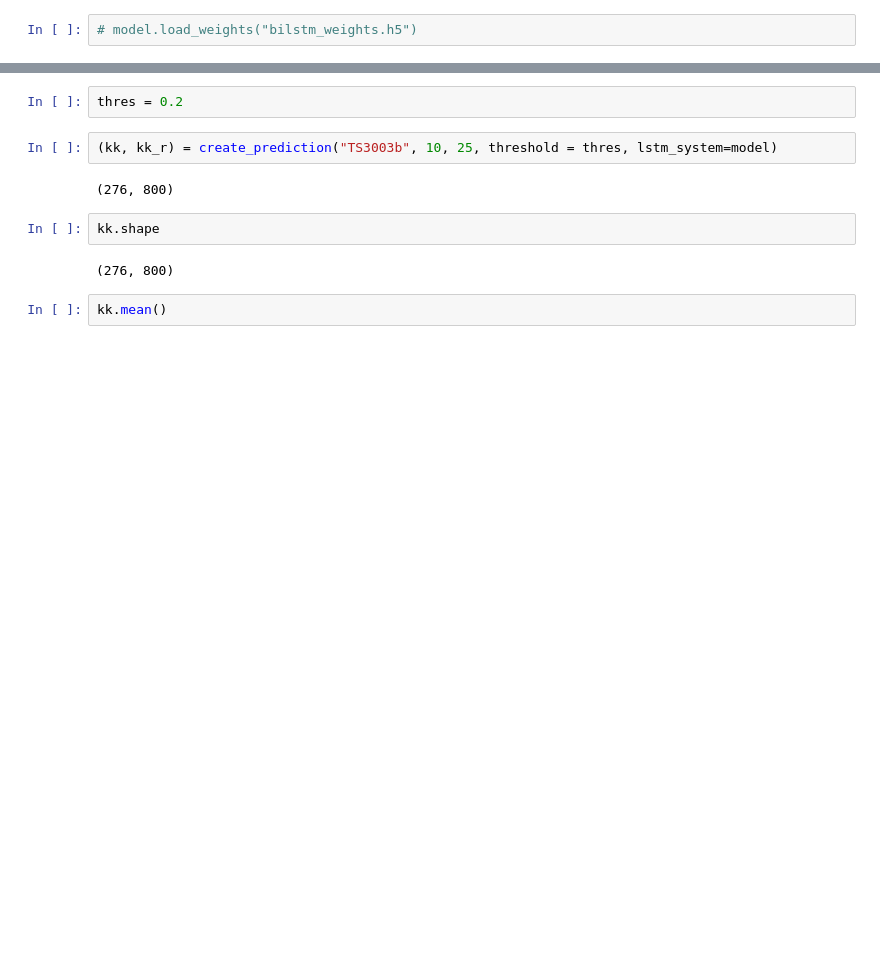
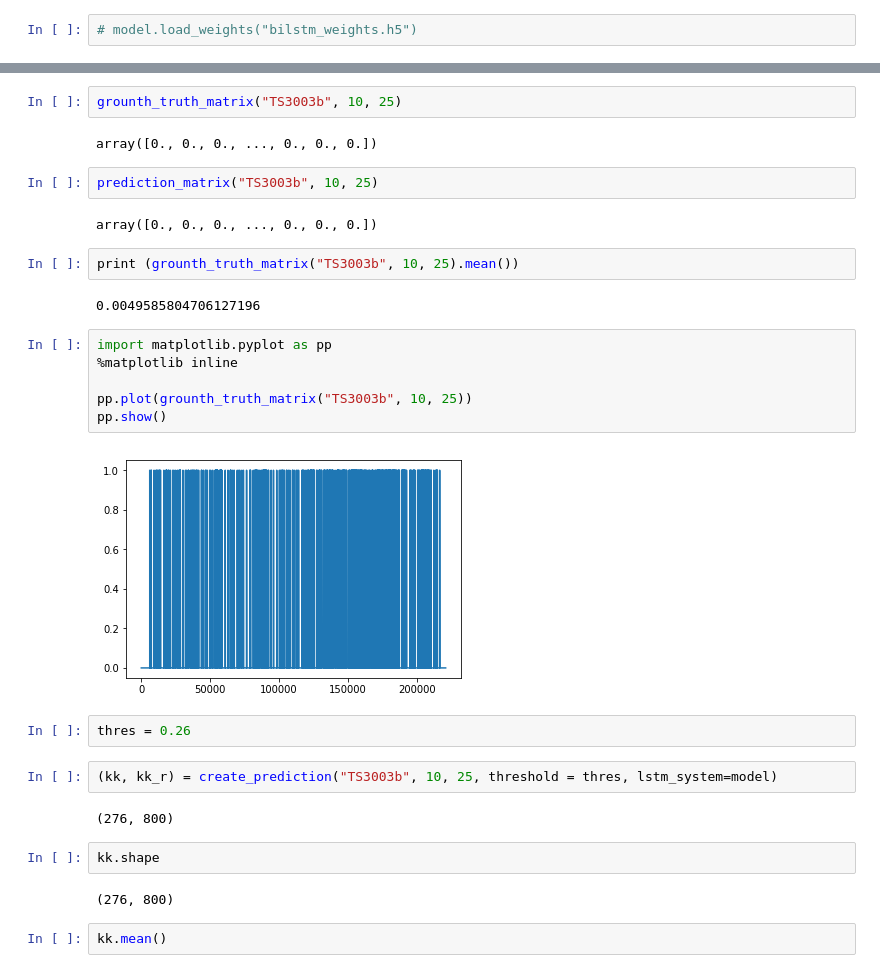
Before and after one commit to hedonistrh/SpChangeDetect, a Jupyter notebook: BiLSTM.ipynb, the cells around one changed output, grey strips where cells are left out. Cells and saved outputs as stored; diff of their text form; blank space fills up the shorter version.

```diff
--- a/BiLSTM.ipynb
+++ b/BiLSTM.ipynb
@@ -446,5 +510,25 @@ def create_prediction(filename, hop, win_len, threshold, lstm_system):
+# %%
+grounth_truth_matrix("TS3003b", 10, 25)
+# %% [output]
+array([0., 0., 0., ..., 0., 0., 0.])
+# %%
+prediction_matrix("TS3003b", 10, 25)
+# %% [output]
+array([0., 0., 0., ..., 0., 0., 0.])
+# %%
+print (grounth_truth_matrix("TS3003b", 10, 25).mean())
+# %% [output]
+0.0049585804706127196
+# %%
+import matplotlib.pyplot as pp
+%matplotlib inline
+
+pp.plot(grounth_truth_matrix("TS3003b", 10, 25))
+pp.show()
+# %% [output]
+[figure, added]
 # %%
-thres = 0.2
+thres = 0.26
 # %%
 (kk, kk_r) = create_prediction("TS3003b", 10, 25, threshold = thres, lstm_system=model)
 # %% [output]
```
Also changed, not shown: parts of 17 cells of this notebook.
